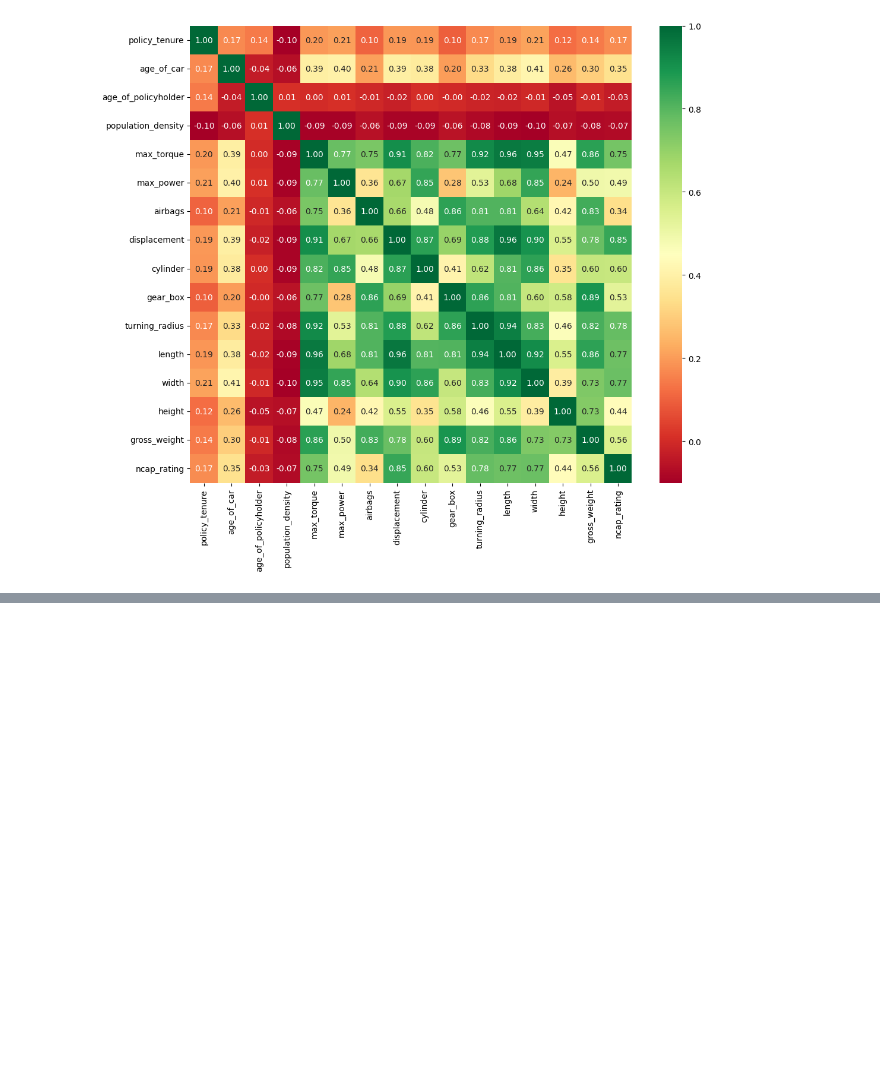
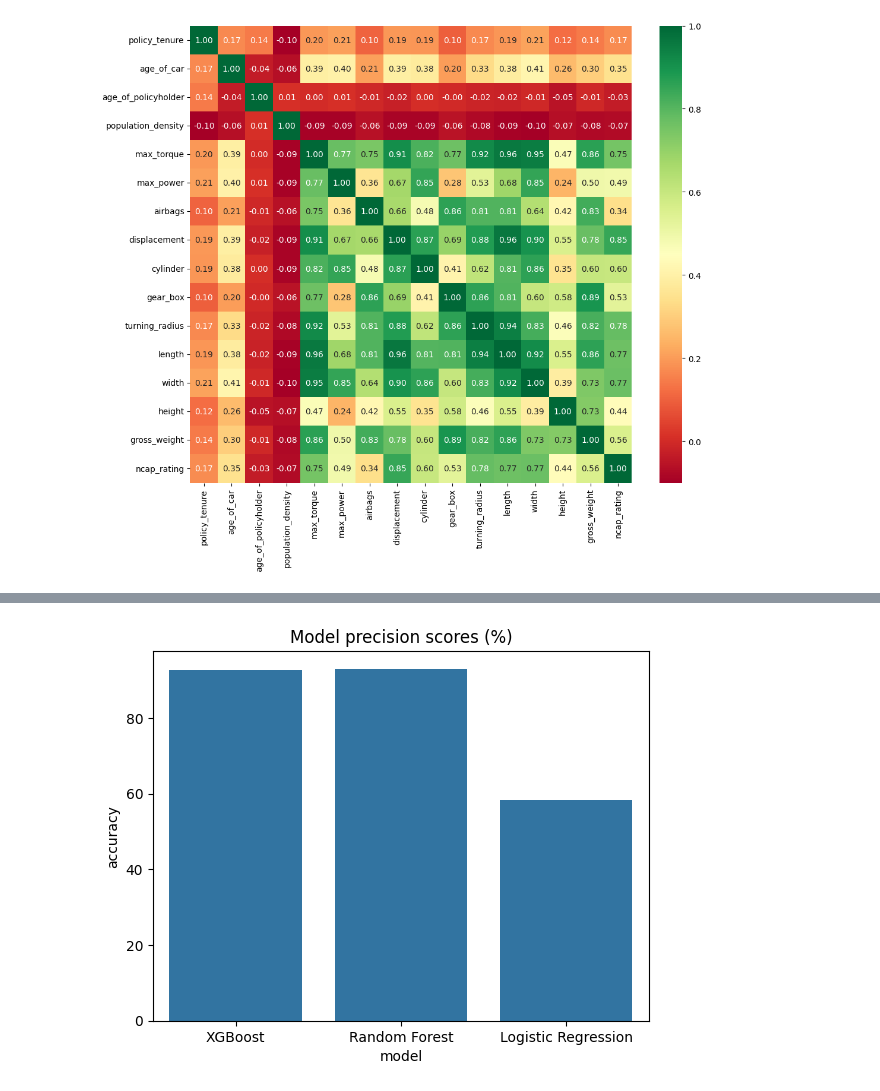
Before and after one commit to Chimmz/car-insurance-claim-prediction, a Jupyter notebook: car_insurance_model.ipynb, the cells around one changed output, grey strips where cells are left out. Saved outputs shown, nothing was run; the diff lists cells and outputs as text; code cells hidden in the pictures; blank space fills up the shorter version.

```diff
--- a/car_insurance_pred.ipynb
+++ b/car_insurance_model.ipynb
@@ -434,0 +658,4 @@ memory usage: 19.2+ MB
+# %%
+compare_model_metric('precision')
+# %% [output]
+[figure, added]
```
Also changed, not shown: parts of 31 cells of this notebook.
